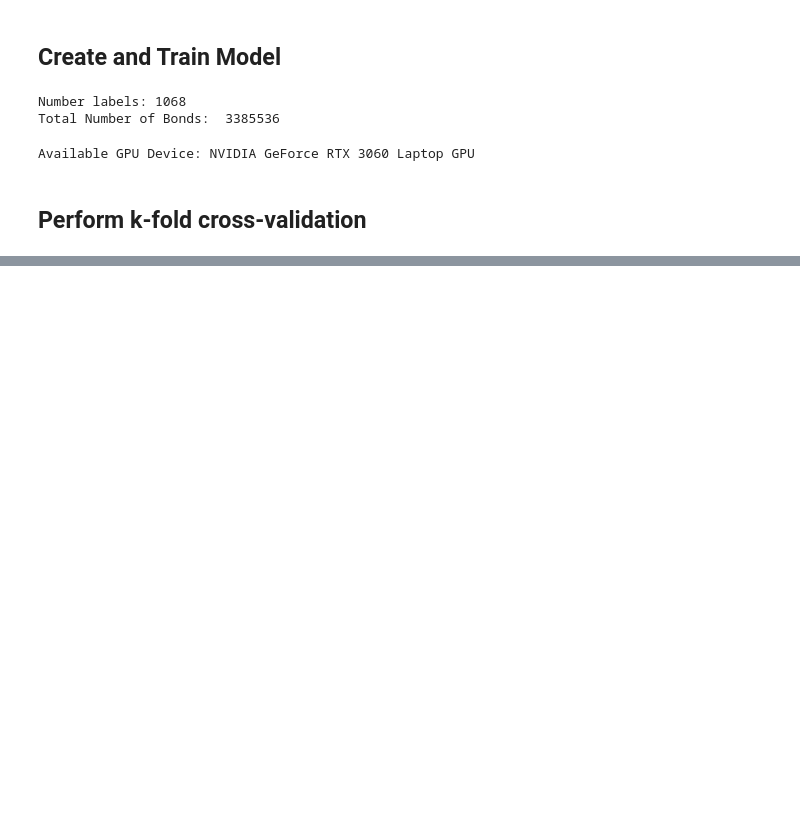
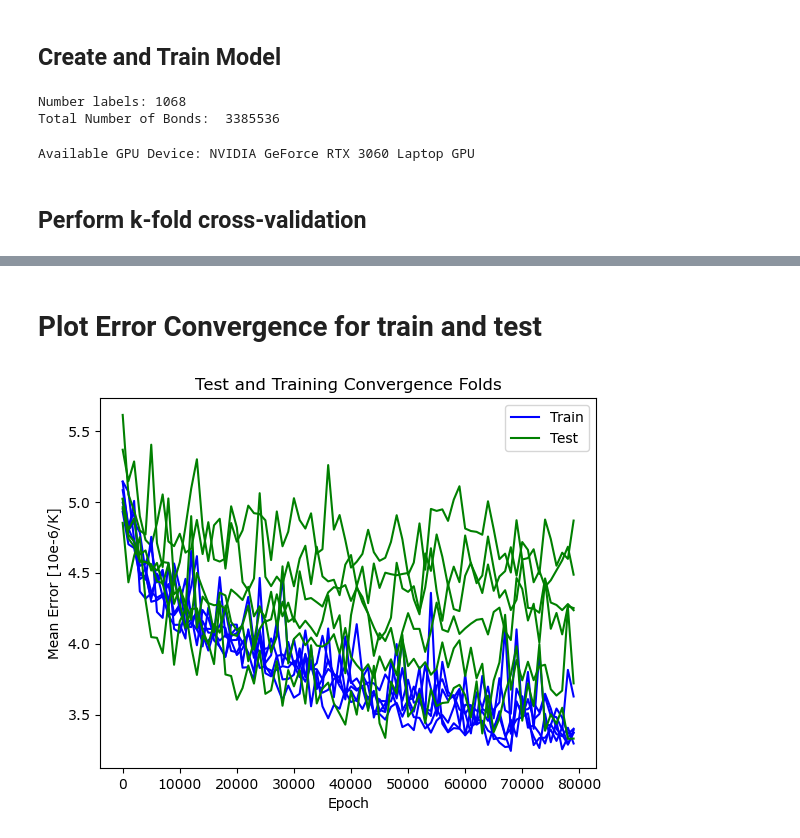
Before and after one commit to adampotter0105/TEC_ML, a Jupyter notebook: train_model.ipynb, the cells around one changed output, grey strips where cells are left out. Cells and saved outputs as stored; diff of their text form; code cells hidden in the pictures; blank space fills up the shorter version.

```diff
--- a/train_model.ipynb
+++ b/train_model.ipynb
@@ -458,9 +494,17 @@ plt.show()
+# %% [markdown]
+# Plot Error Convergence for train and test
 # %%
-plt.plot( np.arange(len(train_scores[0, :, 1]))*score_n_it, train_scores[0, :, 1]*y_std.numpy())
-plt.plot(np.arange(len(test_scores[0, :, 1]))*score_n_it, test_scores[0, :, 1]*y_std.numpy())
+plt.plot( np.arange(len(train_scores[0, :, 1]))*score_n_it, train_scores[0, :, 1]*y_std.numpy(), 'b')
+plt.plot(np.arange(len(test_scores[0, :, 1]))*score_n_it, test_scores[0, :, 1]*y_std.numpy(), 'g')
+plt.legend(['Train', 'Test'])
+for i in range(1,6):
+    plt.plot( np.arange(len(train_scores[i, :, 1]))*score_n_it, train_scores[i, :, 1]*y_std.numpy(), 'b')
+for i in range(1,6):
+    plt.plot( np.arange(len(test_scores[i, :, 1]))*score_n_it, test_scores[i, :, 1]*y_std.numpy(), 'g')
 plt.xlabel('Epoch')
 plt.ylabel('Mean Error [10e-6/K]')
-plt.title('Test and Training Convergence Fold 1')
-plt.legend(['Train', 'Test'])
+plt.title('Test and Training Convergence Folds')
 plt.savefig("figs/test_train_convergence.png")
 plt.show()
+# %% [output]
+[figure, added]
```
Also changed, not shown: parts of 21 cells of this notebook, 15 other files.
